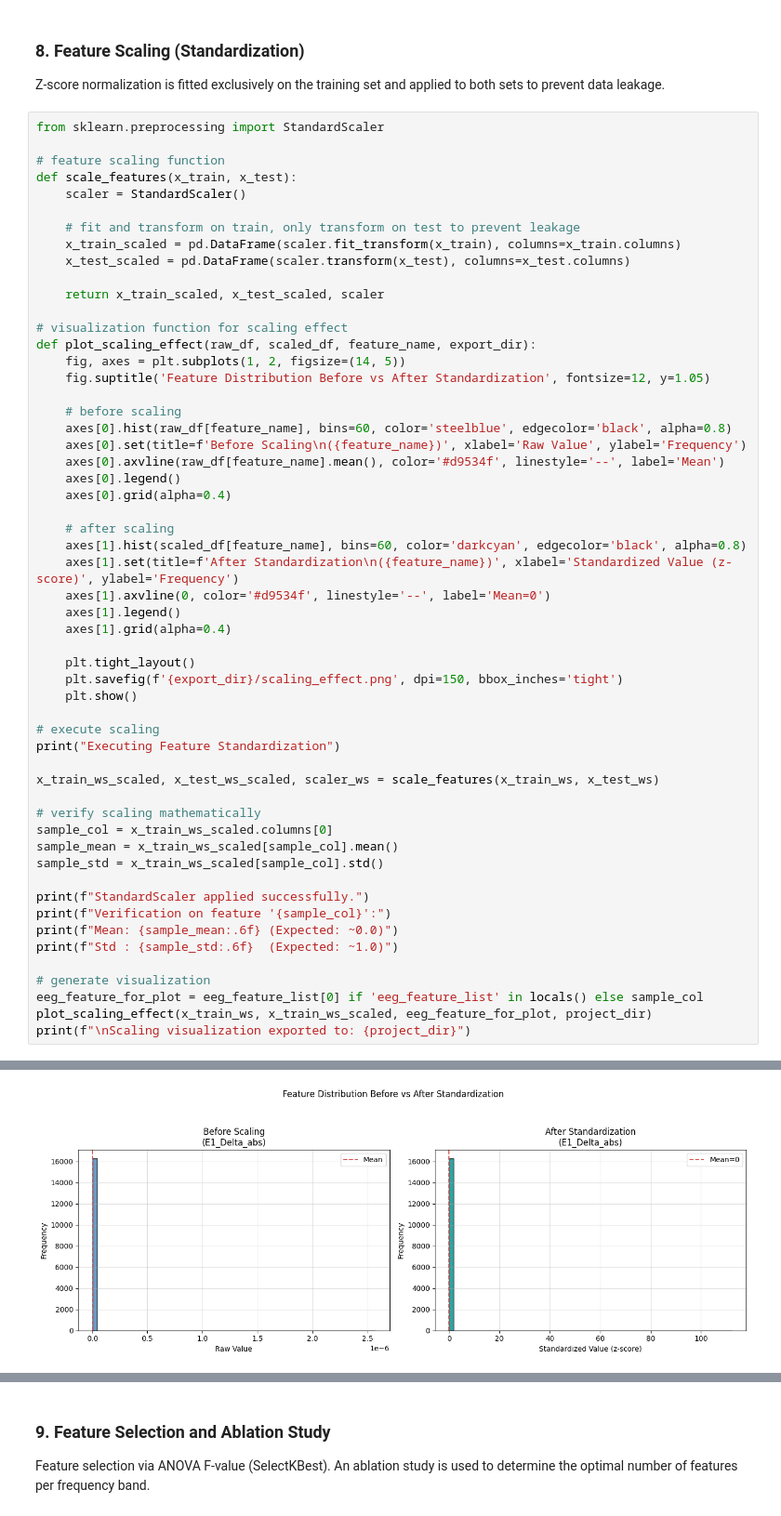
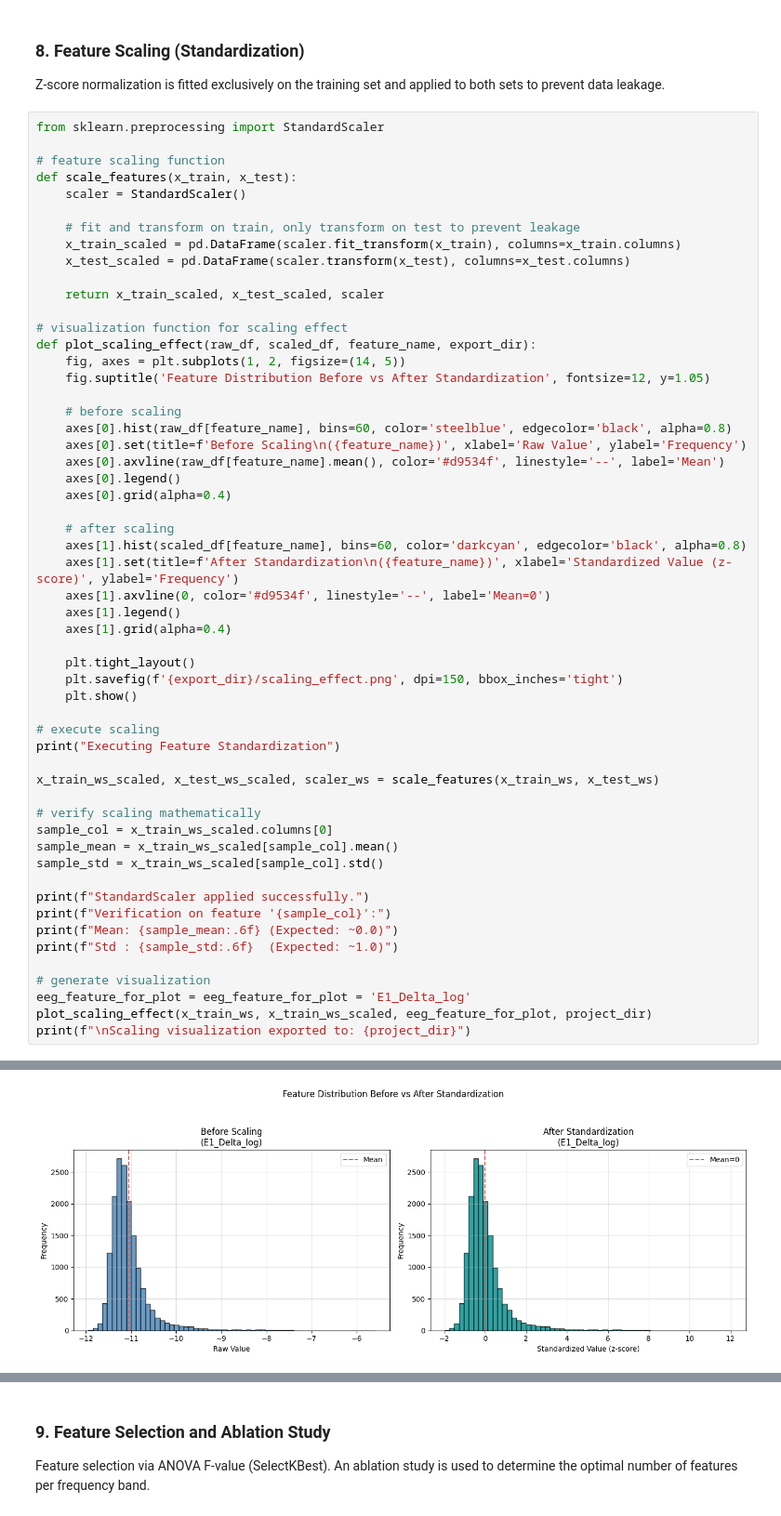
Before and after one commit to sedefcoskun/EEG-Music-Analysis-ML, a Jupyter notebook: 02_Data_Preprocessing_and_ML_Modeling.ipynb, the cells around one changed output, grey strips where cells are left out. Shown at 93% size. Saved outputs shown, nothing was run; the diff lists cells and outputs as text.

```diff
--- a/02_Data_Preprocessing_and_ML_Modeling.ipynb
+++ b/02_Data_Preprocessing_and_ML_Modeling.ipynb
@@ -420,35 +420,35 @@ def plot_scaling_effect(raw_df, scaled_df, feature_name, export_dir):
     axes[1].grid(alpha=0.4)
 
     plt.tight_layout()
     plt.savefig(f'{export_dir}/scaling_effect.png', dpi=150, bbox_inches='tight')
     plt.show()
 
 # execute scaling
 print("Executing Feature Standardization")
 
 x_train_ws_scaled, x_test_ws_scaled, scaler_ws = scale_features(x_train_ws, x_test_ws)
 
 # verify scaling mathematically
 sample_col = x_train_ws_scaled.columns[0]
 sample_mean = x_train_ws_scaled[sample_col].mean()
 sample_std = x_train_ws_scaled[sample_col].std()
 
 print(f"StandardScaler applied successfully.")
 print(f"Verification on feature '{sample_col}':")
 print(f"Mean: {sample_mean:.6f} (Expected: ~0.0)")
 print(f"Std : {sample_std:.6f}  (Expected: ~1.0)")
 
 # generate visualization
-eeg_feature_for_plot = eeg_feature_list[0] if 'eeg_feature_list' in locals() else sample_col
+eeg_feature_for_plot = eeg_feature_for_plot = 'E1_Delta_log'
 plot_scaling_effect(x_train_ws, x_train_ws_scaled, eeg_feature_for_plot, project_dir)
 print(f"\nScaling visualization exported to: {project_dir}")
 # %% [output]
 Executing Feature Standardization
 StandardScaler applied successfully.
 Verification on feature 'E1_Delta_abs':
 Mean: 0.000000 (Expected: ~0.0)
 Std : 1.000031  (Expected: ~1.0)
-[figure, old version]
+[figure, new version]
 Scaling visualization exported to: /content/drive/MyDrive/ML_Project_2026_SEDEF_COŞKUN
 # %% [markdown]
 ### 9. Feature Selection and Ablation Study
```
Also changed, not shown: parts of 4 cells of this notebook.
